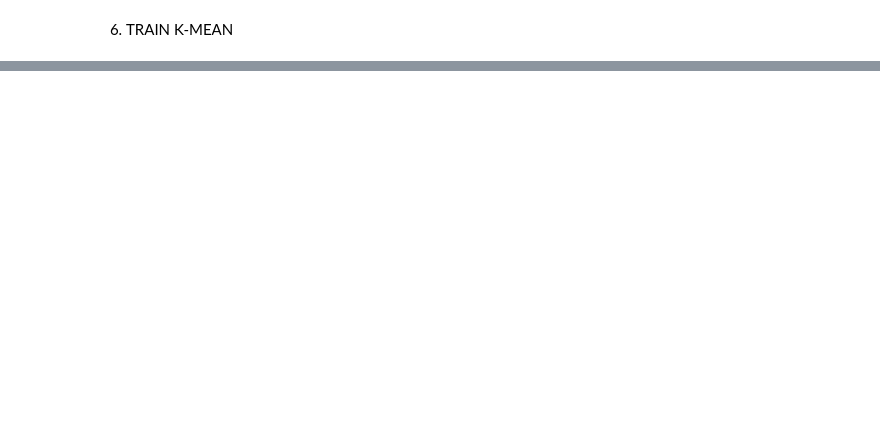
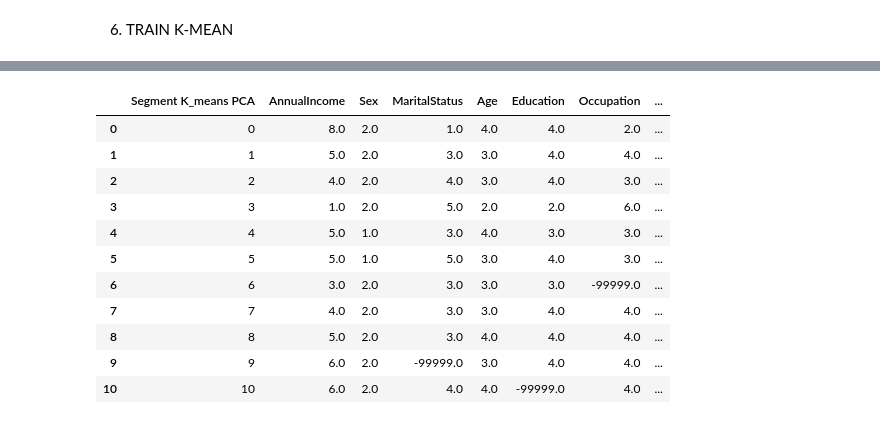
Before and after one commit to GPUK79/data-science-portfolio, a Jupyter notebook: o6_Unsupervised_PCA_KMeans.ipynb, the cells around one changed output, grey strips where cells are left out. Saved outputs shown, nothing was run; the diff lists cells and outputs as text; code cells hidden in the pictures; blank space fills up the shorter version.

```diff
--- a/o6_Unsupervised_PCA_KMeans.ipynb
+++ b/o6_Unsupervised_PCA_KMeans.ipynb
@@ -506,0 +640,96 @@ plt.show()
+# %%
+test
+d = df_test[
+    [
+    'AnnualIncome',
+    'Sex',
+    'MaritalStatus',
+    'Age',
+    'Education',
+    'Occupation',
+    'TimeInTheArea',
+    'DualIncomeFlag',
+    'NumPersonsInHousehold',
+    'NumberPersonsHouseholdLT18',
+    'HouseholderStatus',
+    'TypeOfHome',
+    'EthnicClassifcation',
+    'Language',
+    'Segment K_means PCA'
+    ]
+    ]
+
+e = d.groupby(['Segment K_means PCA'], as_index = False ).agg({
+ 'AnnualIncome' : 'min',
+ 'Sex' : 'min',
+ 'MaritalStatus' : 'min',
+ 'Age' : 'min',
+ 'Education' : 'min',
+ 'Occupation' : 'min',
+ 'TimeInTheArea' : 'min',
+ 'DualIncomeFlag' : 'min',
+ 'NumPersonsInHousehold' : 'min',
+ 'NumberPersonsHouseholdLT18' : 'min',
+ 'HouseholderStatus' : 'min',
+ 'TypeOfHome' : 'min',
+ 'EthnicClassifcation' : 'min',
+ 'Language' : 'min'
+}
+)
+
+e
+
+
+f = d.groupby(['Segment K_means PCA'], as_index = False ).agg({
+ 'AnnualIncome' : 'max',
+ 'Sex' : 'max',
+ 'MaritalStatus' : 'max',
+ 'Age' : 'max',
+ 'Education' : 'max',
+ 'Occupation' : 'max',
+ 'TimeInTheArea' : 'max',
+ 'DualIncomeFlag' : 'max',
+ 'NumPersonsInHousehold' : 'max',
+ 'NumberPersonsHouseholdLT18' : 'max',
+ 'HouseholderStatus' : 'max',
+ 'TypeOfHome' : 'max',
+ 'EthnicClassifcation' : 'max',
+ 'Language' : 'max'
+
+}
+)
+f
+
+
+g = d.groupby(['Segment K_means PCA'], as_index = False ).agg({
+ 'AnnualIncome' : 'median',
+ 'Sex' : 'median',
+ 'MaritalStatus' : 'median',
+ 'Age' : 'median',
+ 'Education' : 'median',
+ 'Occupation' : 'median',
+ 'TimeInTheArea' : 'median',
+ 'DualIncomeFlag' : 'median',
+ 'NumPersonsInHousehold' : 'median',
+ 'NumberPersonsHouseholdLT18' : 'median',
+ 'HouseholderStatus' : 'median',
+ 'TypeOfHome' : 'median',
+ 'EthnicClassifcation' : 'median',
+ 'Language' : 'median'
+
+}
+)
+g
+# %% [output]
+|  | Segment K_means PCA | AnnualIncome | Sex | MaritalStatus | Age | Education | Occupation | ... |
+| 0 | 0 | 8.0 | 2.0 | 1.0 | 4.0 | 4.0 | 2.0 | ... |
+| 1 | 1 | 5.0 | 2.0 | 3.0 | 3.0 | 4.0 | 4.0 | ... |
+| 2 | 2 | 4.0 | 2.0 | 4.0 | 3.0 | 4.0 | 3.0 | ... |
+| 3 | 3 | 1.0 | 2.0 | 5.0 | 2.0 | 2.0 | 6.0 | ... |
+| 4 | 4 | 5.0 | 1.0 | 3.0 | 4.0 | 3.0 | 3.0 | ... |
+| 5 | 5 | 5.0 | 1.0 | 5.0 | 3.0 | 4.0 | 3.0 | ... |
+| 6 | 6 | 3.0 | 2.0 | 3.0 | 3.0 | 3.0 | -99999.0 | ... |
+| 7 | 7 | 4.0 | 2.0 | 3.0 | 3.0 | 4.0 | 4.0 | ... |
+| 8 | 8 | 5.0 | 2.0 | 3.0 | 4.0 | 4.0 | 4.0 | ... |
+| 9 | 9 | 6.0 | 2.0 | -99999.0 | 3.0 | 4.0 | 4.0 | ... |
+| 10 | 10 | 6.0 | 2.0 | 4.0 | 4.0 | -99999.0 | 4.0 | ... |
```
Also changed, not shown: parts of 8 cells of this notebook.
